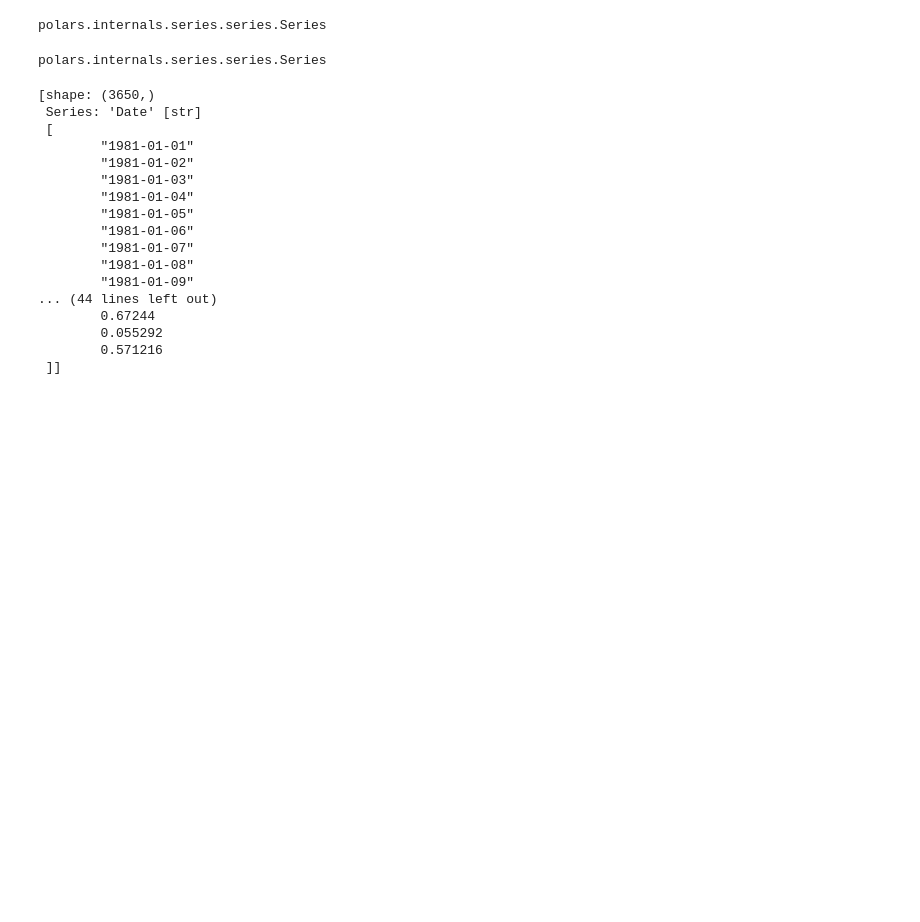
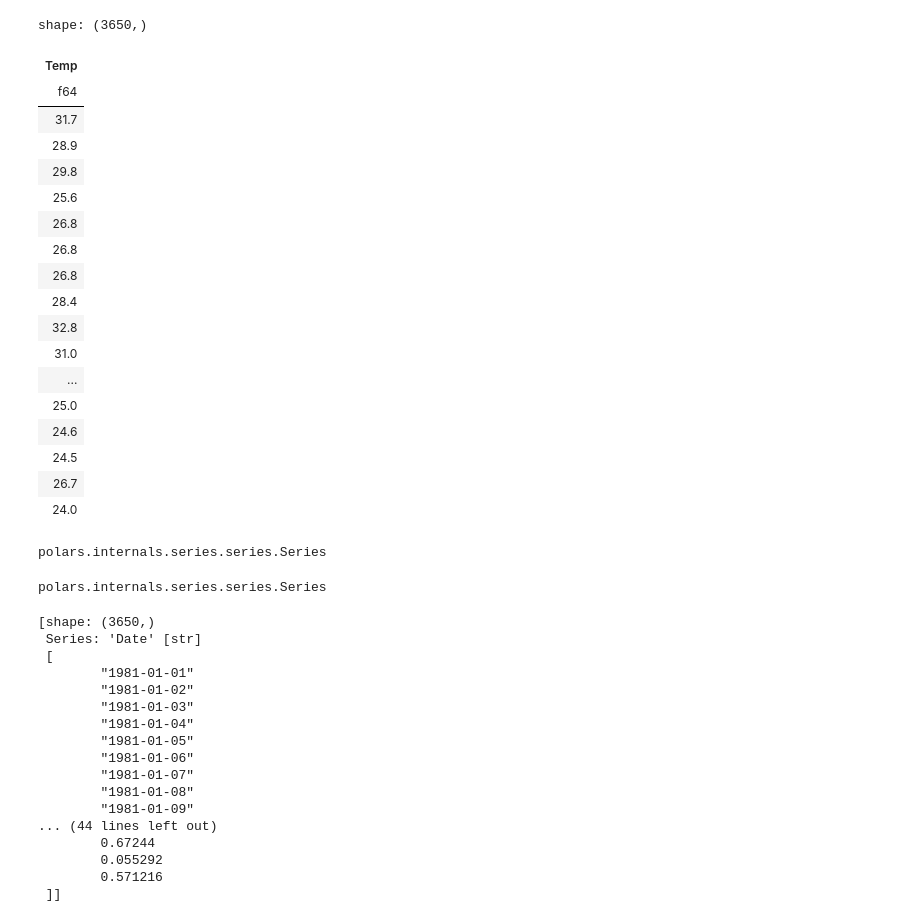
Before and after one commit to alamhanz/datakoen, a Jupyter notebook: samples/test.ipynb, the cells around one changed output. Saved outputs shown, nothing was run; the diff lists cells and outputs as text; code cells hidden in the pictures; blank space fills up the shorter version.

```diff
--- a/samples/test.ipynb
+++ b/samples/test.ipynb
@@ -41,3 +49,26 @@ shape: (3647,)
+# %%
+ts_x = dt['Temp'] + random.randint(9, 25)
+ts_x
+# %% [output]
+shape: (3650,)
+| Temp |
+| f64 |
+| 31.7 |
+| 28.9 |
+| 29.8 |
+| 25.6 |
+| 26.8 |
+| 26.8 |
+| 26.8 |
+| 28.4 |
+| 32.8 |
+| 31.0 |
+| ... |
+| 25.0 |
+| 24.6 |
+| 24.5 |
+| 26.7 |
+| 24.0 |
 # %%
 mm = {'a':dt['Date'],'b':dt['score']}
 # %%
```
Also changed, not shown: parts of 7 cells of this notebook, 3 other files.
